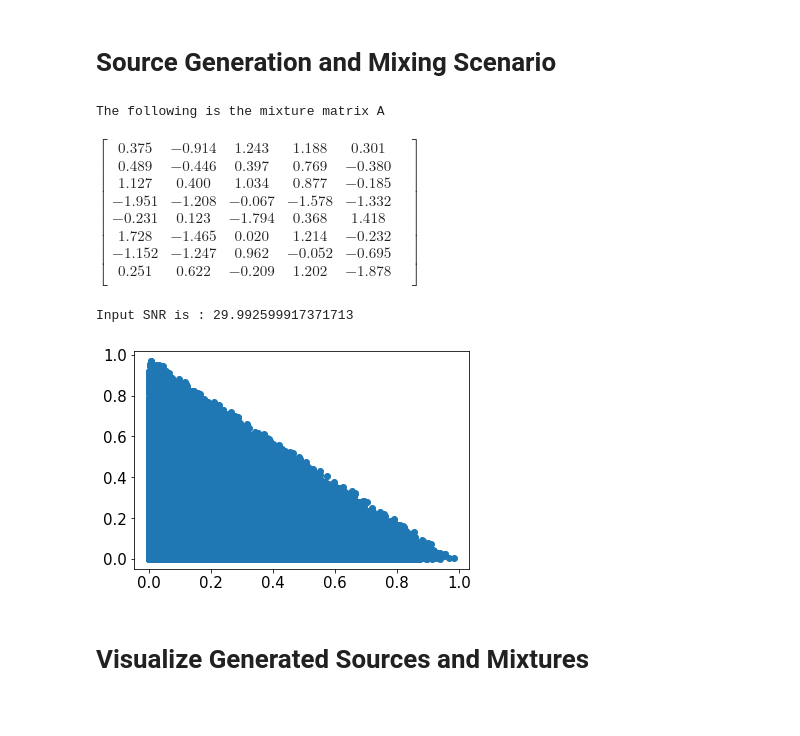
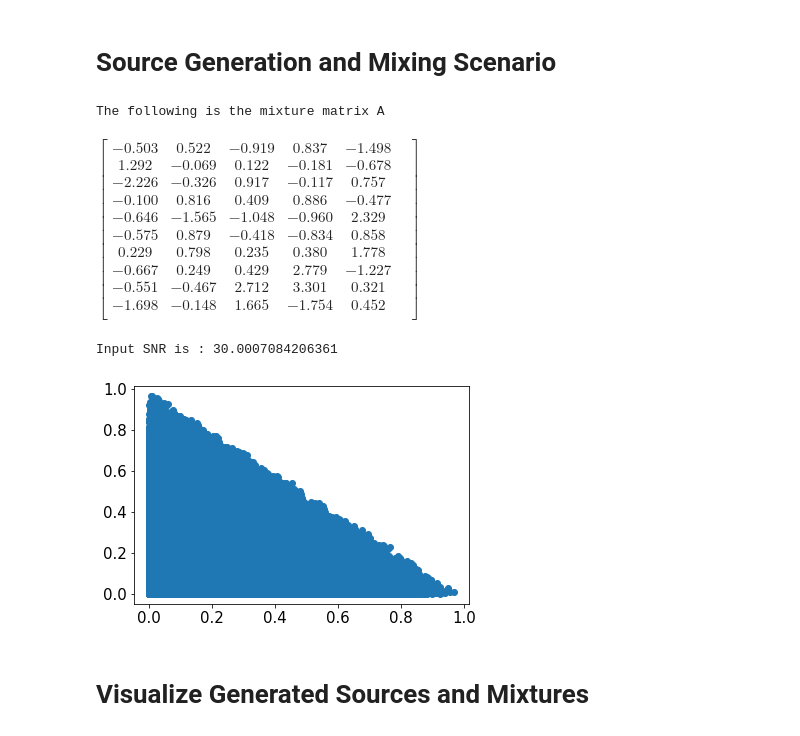
Before and after one commit to BariscanBozkurt/Biologically-Plausible-DetMaxNNs-for-Blind-Source-Separation, a Jupyter notebook: NumericalExperiments/WSMTutorialNotebooks/WSM_Simplex_Independent_Demo-Copy1.ipynb, the cells around one changed output. Saved outputs shown, nothing was run; the diff lists cells and outputs as text; code cells hidden in the pictures.

```diff
--- a/NumericalExperiments/WSMTutorialNotebooks/WSM_Simplex_Independent_Demo-Copy1.ipynb
+++ b/NumericalExperiments/WSMTutorialNotebooks/WSM_Simplex_Independent_Demo-Copy1.ipynb
@@ -44,39 +44,41 @@ notebook_name = 'Antisparse_Copula'
 #     return A, X
 # %%
 NumberofSources = 5
-NumberofMixtures = 8
+NumberofMixtures = 10
 N = 500000
 # https://stackoverflow.com/questions/65154622/sample-uniformly-at-random-from-a-simplex-in-python
 S = np.random.exponential(scale=1.0, size=(NumberofSources,int(N)))
 S = S / np.sum(S, axis = 0)
 INPUT_STD = 0.3
 A, X = WSM_Mixing_Scenario(S, NumberofMixtures, INPUT_STD)
 SNR=30
 A = np.random.randn(NumberofMixtures,NumberofSources)
 X = np.dot(A,S)
 X, NoisePart = addWGN(X, SNR, return_noise = True)
 
 SNRinp = 10 * np.log10(np.sum(np.mean((X - NoisePart)**2, axis = 1)) / np.sum(np.mean(NoisePart**2, axis = 1)))
 print("The following is the mixture matrix A")
 display_matrix(A)
 print("Input SNR is : {}".format(SNRinp))
 
 plt.scatter(S[0,:], S[2,:])
 plt.show()
 # %% [output]
 The following is the mixture matrix A
 $\displaystyle \begin{bmatrix}
- 0.375 & -0.914 & 1.243 & 1.188 & 0.301 & \\
- 0.489 & -0.446 & 0.397 & 0.769 & -0.380 & \\
- 1.127 & 0.400 & 1.034 & 0.877 & -0.185 & \\
- -1.951 & -1.208 & -0.067 & -1.578 & -1.332 & \\
- -0.231 & 0.123 & -1.794 & 0.368 & 1.418 & \\
- 1.728 & -1.465 & 0.020 & 1.214 & -0.232 & \\
- -1.152 & -1.247 & 0.962 & -0.052 & -0.695 & \\
- 0.251 & 0.622 & -0.209 & 1.202 & -1.878 & \\
+ -0.503 & 0.522 & -0.919 & 0.837 & -1.498 & \\
+ 1.292 & -0.069 & 0.122 & -0.181 & -0.678 & \\
+ -2.226 & -0.326 & 0.917 & -0.117 & 0.757 & \\
+ -0.100 & 0.816 & 0.409 & 0.886 & -0.477 & \\
+ -0.646 & -1.565 & -1.048 & -0.960 & 2.329 & \\
+ -0.575 & 0.879 & -0.418 & -0.834 & 0.858 & \\
+ 0.229 & 0.798 & 0.235 & 0.380 & 1.778 & \\
+ -0.667 & 0.249 & 0.429 & 2.779 & -1.227 & \\
+ -0.551 & -0.467 & 2.712 & 3.301 & 0.321 & \\
+ -1.698 & -0.148 & 1.665 & -1.754 & 0.452 & \\
 \end{bmatrix}$
-Input SNR is : 29.992599917371713
+Input SNR is : 30.0007084206361
-[figure, old version]
+[figure, new version]
 # %% [markdown]
 # Visualize Generated Sources and Mixtures
 # %%
```
Also changed, not shown: parts of 3 cells of this notebook, 2 other files.
